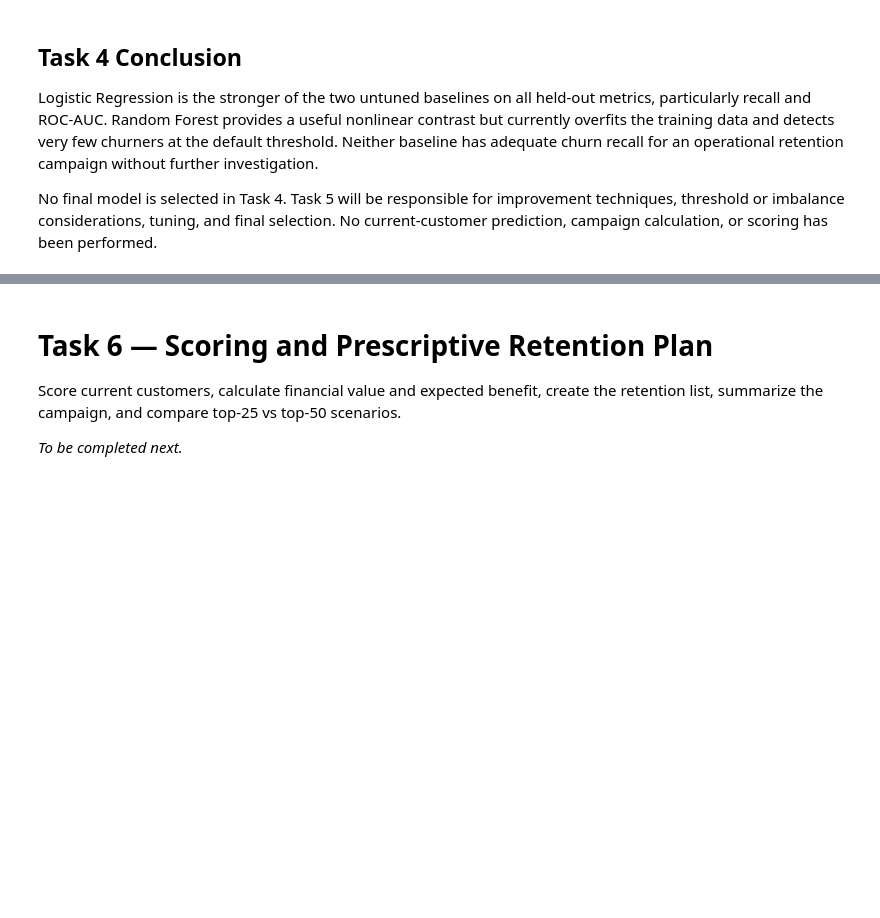
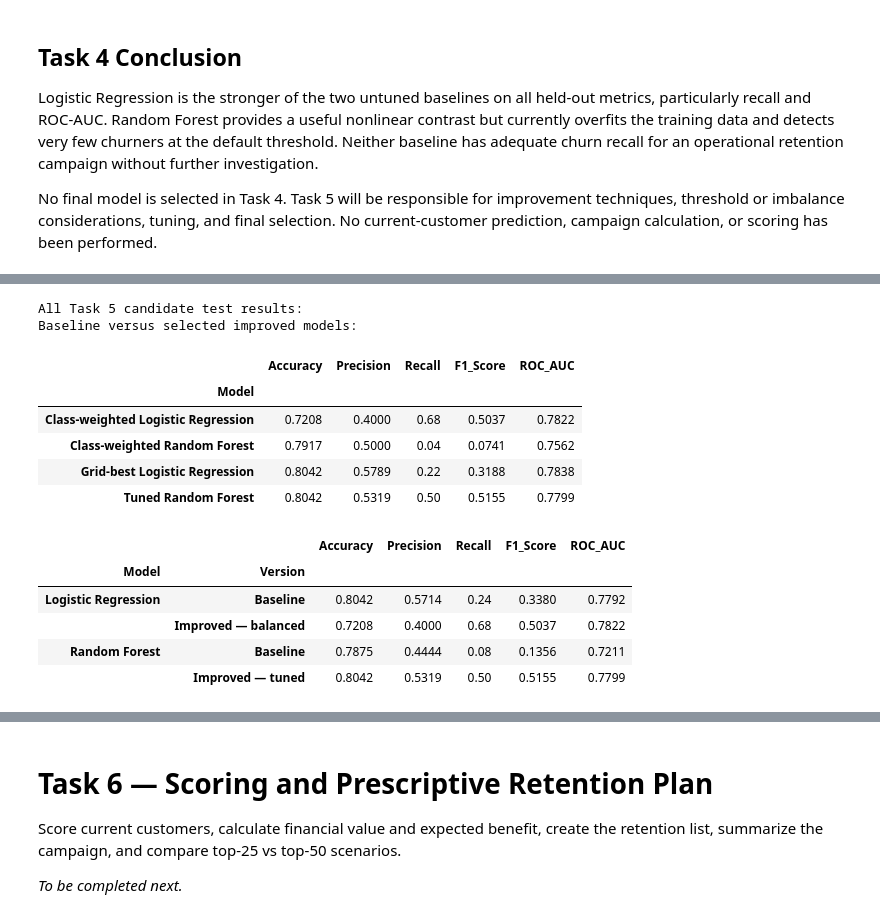
Before and after one commit to HaneenDahbour/novamart-customer-retention, a Jupyter notebook: NovaMart_Final_Project.ipynb, the cells around one changed output, grey strips where cells are left out. Drawn from its saved outputs; the diff is of its cells as text; code cells hidden in the pictures; blank space fills up the shorter version.

```diff
--- a/NovaMart_Final_Project.ipynb
+++ b/NovaMart_Final_Project.ipynb
@@ -1371,0 +1535,54 @@ Apply at least two justified improvement techniques, compare before/after perfor
+# %%
+# cross_validate fits clones, so explicitly fit the selected weighted candidates on training data.
+weighted_logistic_pipeline.fit(X_train, y_train)
+weighted_forest_pipeline.fit(X_train, y_train)
+
+evaluated_task5_models = {
+    "Class-weighted Logistic Regression": weighted_logistic_pipeline,
+    "Class-weighted Random Forest": weighted_forest_pipeline,
+    "Grid-best Logistic Regression": logistic_search.best_estimator_,
+    "Tuned Random Forest": forest_search.best_estimator_,
+}
+
+task5_test_rows = []
+task5_train_rows = []
+task5_predictions = {}
+task5_probabilities = {}
+for model_name, candidate in evaluated_task5_models.items():
+    train_metrics, _, _ = classification_metrics(candidate, X_train, y_train)
+    test_metrics, predictions, probabilities = classification_metrics(candidate, X_test, y_test)
+    task5_train_rows.append({"Model": model_name, **train_metrics})
+    task5_test_rows.append({"Model": model_name, **test_metrics})
+    task5_predictions[model_name] = predictions
+    task5_probabilities[model_name] = probabilities
+
+task5_test_results = pd.DataFrame(task5_test_rows).set_index("Model").round(4)
+task5_train_results = pd.DataFrame(task5_train_rows).set_index("Model").round(4)
+
+print("All Task 5 candidate test results:")
+display(task5_test_results)
+
+before_after_comparison = pd.DataFrame([
+    {"Model": "Logistic Regression", "Version": "Baseline", **test_comparison.loc["Logistic Regression"].to_dict()},
+    {"Model": "Logistic Regression", "Version": "Improved — balanced", **task5_test_results.loc["Class-weighted Logistic Regression"].to_dict()},
+    {"Model": "Random Forest", "Version": "Baseline", **test_comparison.loc["Random Forest"].to_dict()},
+    {"Model": "Random Forest", "Version": "Improved — tuned", **task5_test_results.loc["Tuned Random Forest"].to_dict()},
+]).set_index(["Model", "Version"]).round(4)
+
+print("Baseline versus selected improved models:")
+display(before_after_comparison)
+# %% [output]
+All Task 5 candidate test results:
+Baseline versus selected improved models:
+|  | Accuracy | Precision | Recall | F1_Score | ROC_AUC |
+| Model |  |  |  |  |  |
+| Class-weighted Logistic Regression | 0.7208 | 0.4000 | 0.68 | 0.5037 | 0.7822 |
+| Class-weighted Random Forest | 0.7917 | 0.5000 | 0.04 | 0.0741 | 0.7562 |
+| Grid-best Logistic Regression | 0.8042 | 0.5789 | 0.22 | 0.3188 | 0.7838 |
+| Tuned Random Forest | 0.8042 | 0.5319 | 0.50 | 0.5155 | 0.7799 |
+|  |  | Accuracy | Precision | Recall | F1_Score | ROC_AUC |
+| Model | Version |  |  |  |  |  |
+| Logistic Regression | Baseline | 0.8042 | 0.5714 | 0.24 | 0.3380 | 0.7792 |
+|  | Improved — balanced | 0.7208 | 0.4000 | 0.68 | 0.5037 | 0.7822 |
+| Random Forest | Baseline | 0.7875 | 0.4444 | 0.08 | 0.1356 | 0.7211 |
+|  | Improved — tuned | 0.8042 | 0.5319 | 0.50 | 0.5155 | 0.7799 |
```
Also changed, not shown: parts of 22 cells of this notebook, 2 other files.
